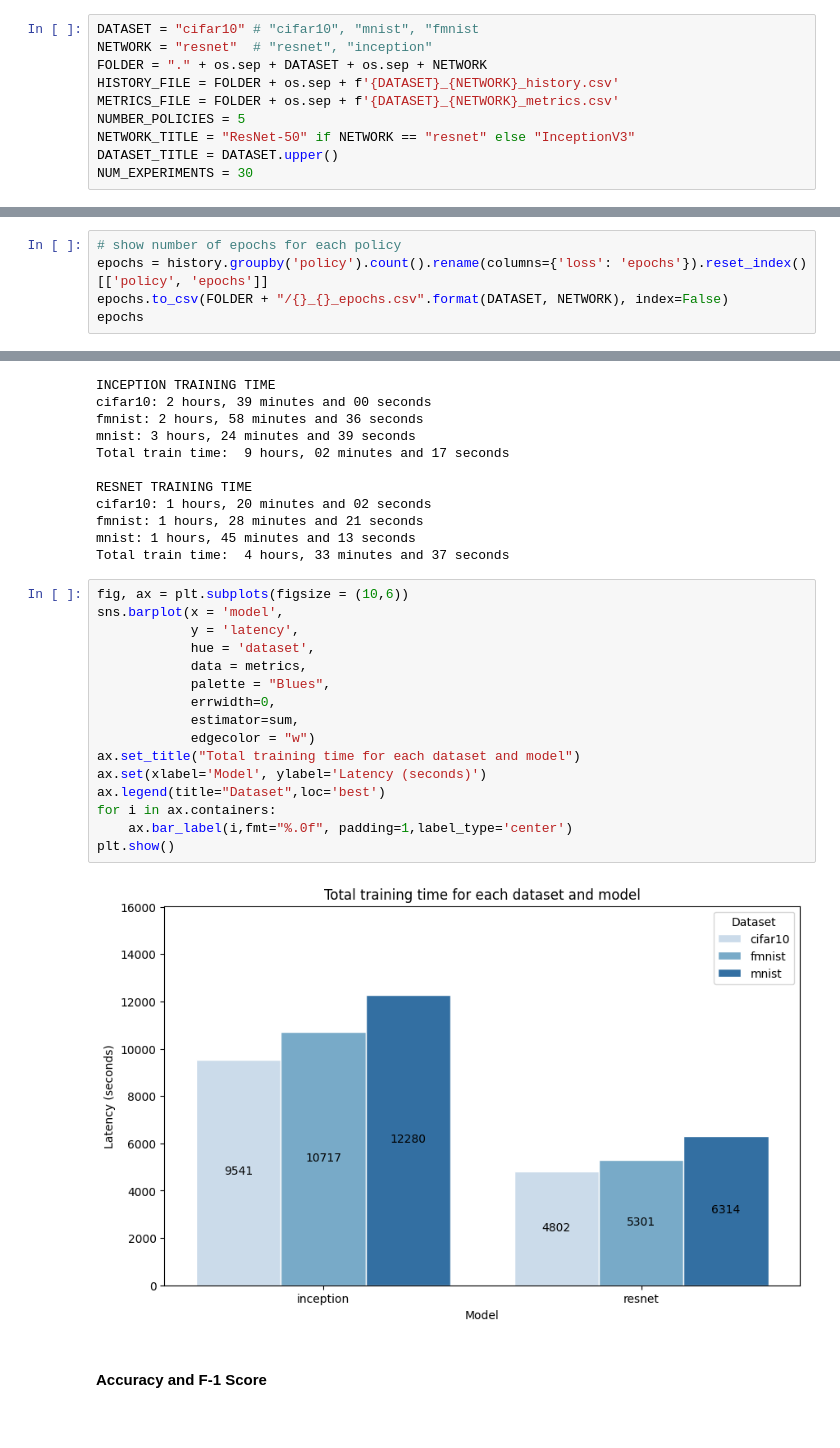
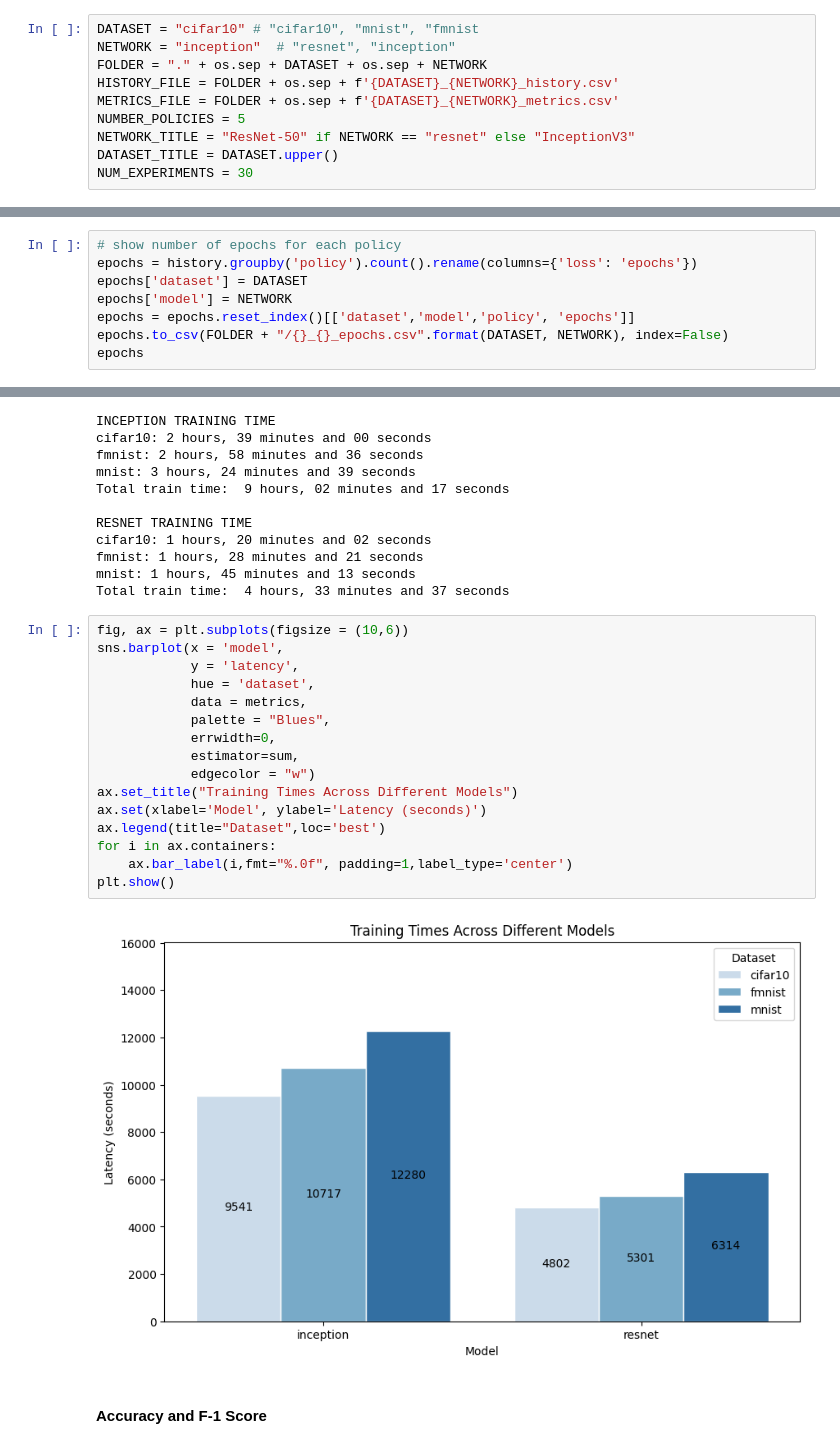
Before and after one commit to davidanoel/phd, a Jupyter notebook: analysis/analysis.ipynb, the cells around one changed output, grey strips where cells are left out. Saved outputs shown, nothing was run; the diff lists cells and outputs as text.

```diff
--- a/analysis/analysis.ipynb
+++ b/analysis/analysis.ipynb
@@ -27,7 +27,7 @@ import glob
 # Hyperparameters
 # %%
 DATASET = "cifar10" # "cifar10", "mnist", "fmnist
-NETWORK = "resnet"  # "resnet", "inception"
+NETWORK = "inception"  # "resnet", "inception"
 FOLDER = "." + os.sep + DATASET + os.sep + NETWORK
 HISTORY_FILE = FOLDER + os.sep + f'{DATASET}_{NETWORK}_history.csv'
 METRICS_FILE = FOLDER + os.sep + f'{DATASET}_{NETWORK}_metrics.csv'
@@ -109,7 +109,10 @@ df
 #### Epoch summary
 # %%
 # show number of epochs for each policy
-epochs = history.groupby('policy').count().rename(columns={'loss': 'epochs'}).reset_index()[['policy', 'epochs']]
+epochs = history.groupby('policy').count().rename(columns={'loss': 'epochs'})
+epochs['dataset'] = DATASET
+epochs['model'] = NETWORK
+epochs = epochs.reset_index()[['dataset','model','policy', 'epochs']]
 epochs.to_csv(FOLDER + "/{}_{}_epochs.csv".format(DATASET, NETWORK), index=False)
 epochs
 # %% [output]
@@ -244,21 +247,21 @@ Total train time:  4 hours, 33 minutes and 37 seconds
 # %%
 fig, ax = plt.subplots(figsize = (10,6))
 sns.barplot(x = 'model',
             y = 'latency',
             hue = 'dataset',
             data = metrics,
             palette = "Blues",
             errwidth=0,
             estimator=sum,
             edgecolor = "w")
-ax.set_title("Total training time for each dataset and model")
+ax.set_title("Training Times Across Different Models")
 ax.set(xlabel='Model', ylabel='Latency (seconds)')
 ax.legend(title="Dataset",loc='best')
 for i in ax.containers:
     ax.bar_label(i,fmt="%.0f", padding=1,label_type='center')
 plt.show()
 # %% [output]
-[figure, old version]
+[figure, new version]
 # %% [markdown]
 #### Accuracy and F-1 Score
 # %%
```
Also changed, not shown: parts of 14 cells of this notebook, 23 other files.
